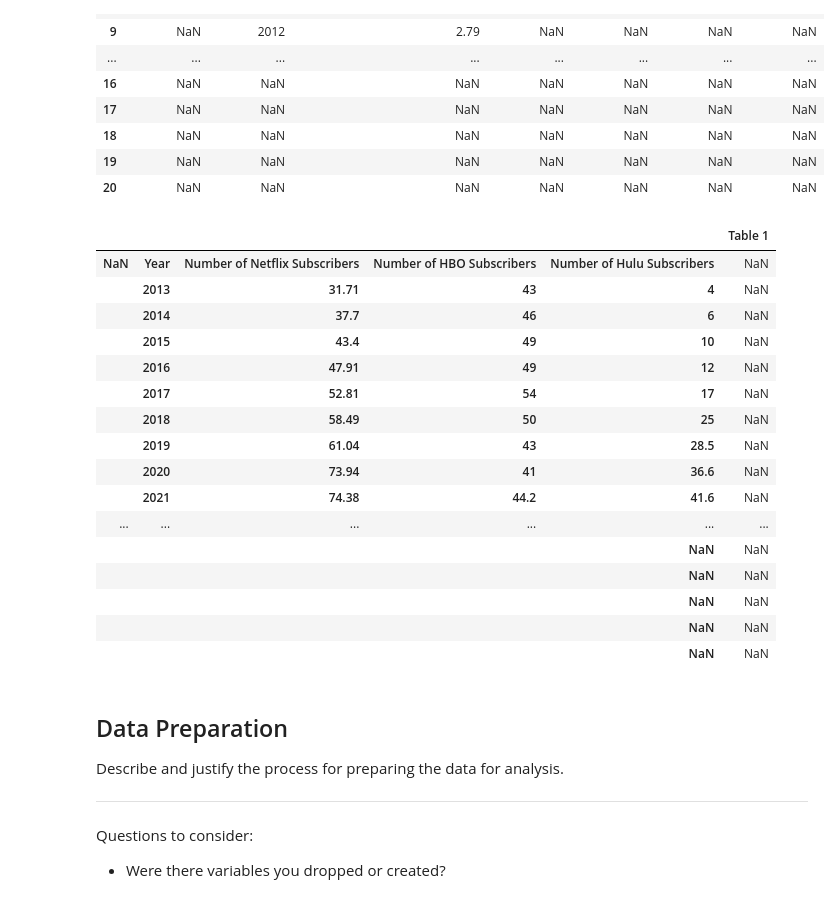
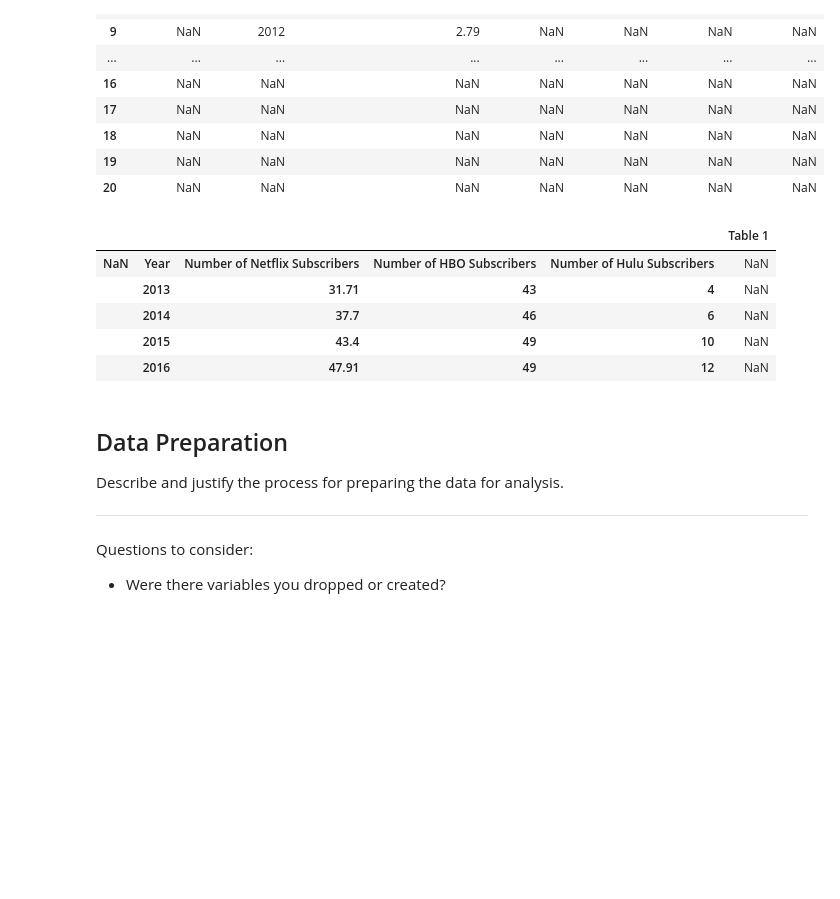
Before and after one commit to cclacey/microsoft_movie_analysis, a Jupyter notebook: CQM _Phase1_Project.ipynb, the cells around one changed output. Cells and saved outputs as stored; diff of their text form; code cells hidden in the pictures; blank space fills up the shorter version.

```diff
--- a/CQM _Phase1_Project.ipynb
+++ b/CQM _Phase1_Project.ipynb
@@ -523,26 +497,15 @@ df3_renamed = df3_renamed.drop([0])
 # %%
 df3_renamed = df3_renamed.sort_values(['Year'], ascending=True)
 # %%
-df4 = pd.read_csv('data_mallory/streaming_subscription_data.csv')
-df4
+df4 = pd.read_csv('data/data_mallory/streaming_subscription_data.csv')
+df4.head()
 # %% [output]
 |  |  |  |  |  | Table 1 |
 | NaN | Year | Number of Netflix Subscribers | Number of HBO Subscribers | Number of Hulu Subscribers | NaN |
 |  | 2013 | 31.71 | 43 | 4 | NaN |
 |  | 2014 | 37.7 | 46 | 6 | NaN |
 |  | 2015 | 43.4 | 49 | 10 | NaN |
 |  | 2016 | 47.91 | 49 | 12 | NaN |
-|  | 2017 | 52.81 | 54 | 17 | NaN |
-|  | 2018 | 58.49 | 50 | 25 | NaN |
-|  | 2019 | 61.04 | 43 | 28.5 | NaN |
-|  | 2020 | 73.94 | 41 | 36.6 | NaN |
-|  | 2021 | 74.38 | 44.2 | 41.6 | NaN |
-| ... | ... | ... | ... | ... | ... |
-|  |  |  |  | NaN | NaN |
-|  |  |  |  | NaN | NaN |
-|  |  |  |  | NaN | NaN |
-|  |  |  |  | NaN | NaN |
-|  |  |  |  | NaN | NaN |
 # %%
 df4 = df4.drop(['Table 1'], axis=1)
 # %%
```
Also changed, not shown: parts of 6 cells of this notebook, 17 other files.
